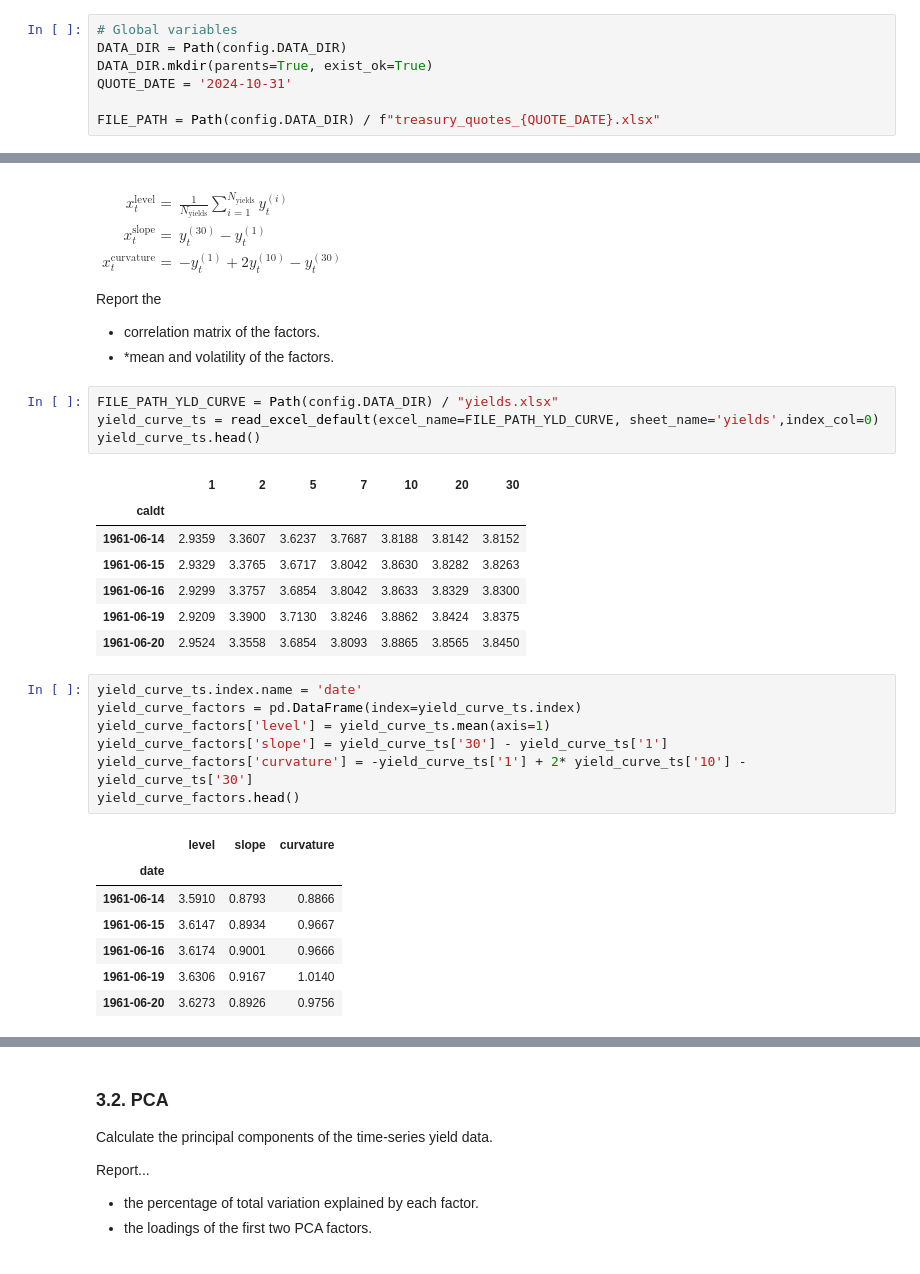
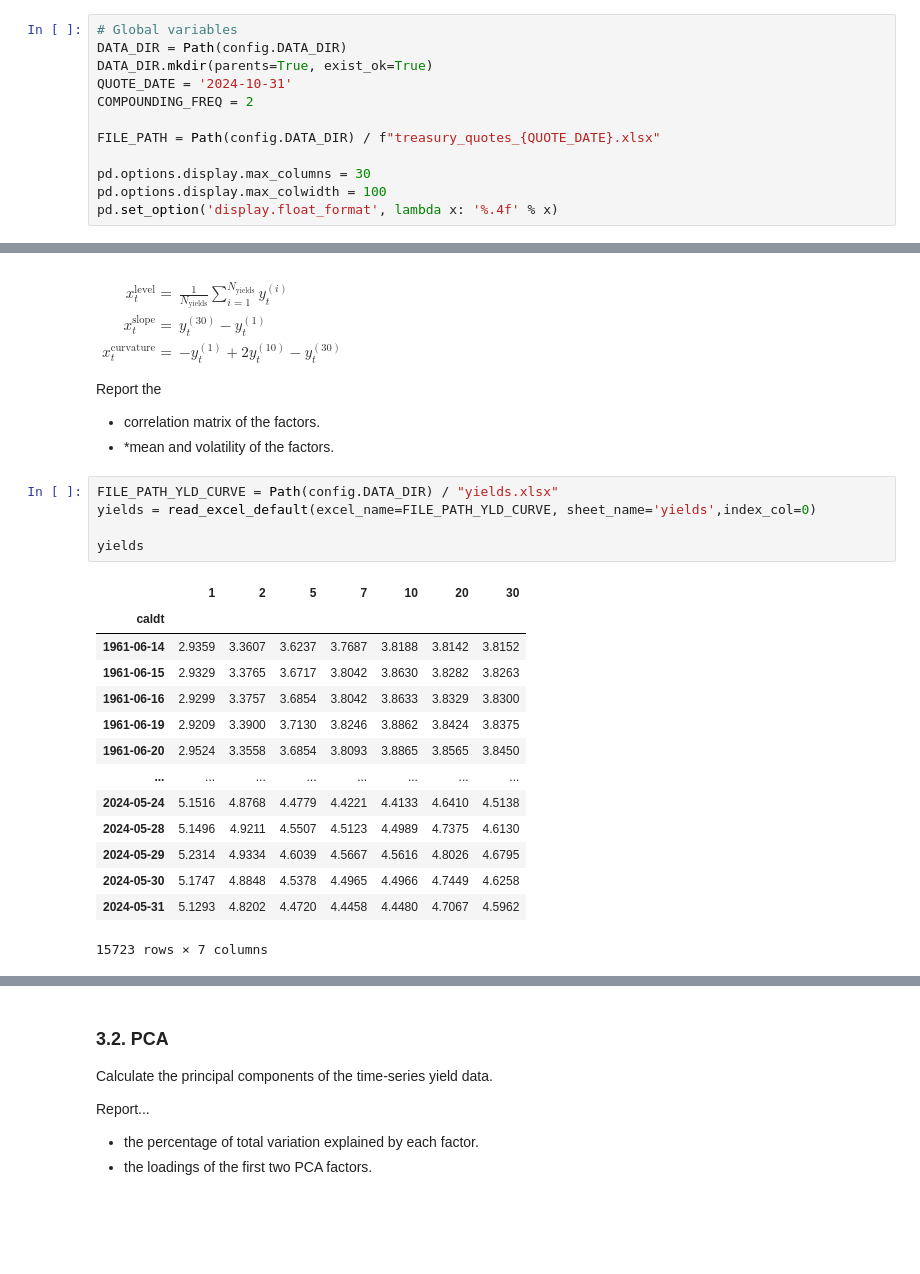
Before and after one commit to Scheffer888/finm-fixedincome-2025, a Jupyter notebook: homework/Homework 1 (Eduardo).ipynb, the cells around one changed output, grey strips where cells are left out. Saved outputs shown, nothing was run; the diff lists cells and outputs as text; blank space fills up the shorter version.

```diff
--- a/homework/Homework 1 (Eduardo).ipynb
+++ b/homework/Homework 1 (Eduardo).ipynb
@@ -60,7 +60,12 @@ from portfolio_management import calc_correlations
 DATA_DIR = Path(config.DATA_DIR)
 DATA_DIR.mkdir(parents=True, exist_ok=True)
 QUOTE_DATE = '2024-10-31'
+COMPOUNDING_FREQ = 2
 
 FILE_PATH = Path(config.DATA_DIR) / f"treasury_quotes_{QUOTE_DATE}.xlsx"
+
+pd.options.display.max_columns = 30
+pd.options.display.max_colwidth = 100
+pd.set_option('display.float_format', lambda x: '%.4f' % x)
 # %%
 # Extract data:
@@ -454,28 +617,21 @@ Report the
 * *mean and volatility of the factors.
 # %%
 FILE_PATH_YLD_CURVE = Path(config.DATA_DIR) / "yields.xlsx"
-yield_curve_ts = read_excel_default(excel_name=FILE_PATH_YLD_CURVE, sheet_name='yields',index_col=0)
-yield_curve_ts.head()
+yields = read_excel_default(excel_name=FILE_PATH_YLD_CURVE, sheet_name='yields',index_col=0)
+
+yields
 # %% [output]
 |  | 1 | 2 | 5 | 7 | 10 | 20 | 30 |
 | caldt |  |  |  |  |  |  |  |
 | 1961-06-14 | 2.9359 | 3.3607 | 3.6237 | 3.7687 | 3.8188 | 3.8142 | 3.8152 |
 | 1961-06-15 | 2.9329 | 3.3765 | 3.6717 | 3.8042 | 3.8630 | 3.8282 | 3.8263 |
 | 1961-06-16 | 2.9299 | 3.3757 | 3.6854 | 3.8042 | 3.8633 | 3.8329 | 3.8300 |
 | 1961-06-19 | 2.9209 | 3.3900 | 3.7130 | 3.8246 | 3.8862 | 3.8424 | 3.8375 |
 | 1961-06-20 | 2.9524 | 3.3558 | 3.6854 | 3.8093 | 3.8865 | 3.8565 | 3.8450 |
+| ... | ... | ... | ... | ... | ... | ... | ... |
+| 2024-05-24 | 5.1516 | 4.8768 | 4.4779 | 4.4221 | 4.4133 | 4.6410 | 4.5138 |
+| 2024-05-28 | 5.1496 | 4.9211 | 4.5507 | 4.5123 | 4.4989 | 4.7375 | 4.6130 |
+| 2024-05-29 | 5.2314 | 4.9334 | 4.6039 | 4.5667 | 4.5616 | 4.8026 | 4.6795 |
+| 2024-05-30 | 5.1747 | 4.8848 | 4.5378 | 4.4965 | 4.4966 | 4.7449 | 4.6258 |
+| 2024-05-31 | 5.1293 | 4.8202 | 4.4720 | 4.4458 | 4.4480 | 4.7067 | 4.5962 |
+15723 rows × 7 columns
-# %%
-yield_curve_ts.index.name = 'date'
-yield_curve_factors = pd.DataFrame(index=yield_curve_ts.index)
-yield_curve_factors['level'] = yield_curve_ts.mean(axis=1)
-yield_curve_factors['slope'] = yield_curve_ts['30'] - yield_curve_ts['1']
-yield_curve_factors['curvature'] = -yield_curve_ts['1'] + 2* yield_curve_ts['10'] - yield_curve_ts['30']
-yield_curve_factors.head()
-# %% [output]
-|  | level | slope | curvature |
-| date |  |  |  |
-| 1961-06-14 | 3.5910 | 0.8793 | 0.8866 |
-| 1961-06-15 | 3.6147 | 0.8934 | 0.9667 |
-| 1961-06-16 | 3.6174 | 0.9001 | 0.9666 |
-| 1961-06-19 | 3.6306 | 0.9167 | 1.0140 |
-| 1961-06-20 | 3.6273 | 0.8926 | 0.9756 |
```
Also changed, not shown: parts of 38 cells of this notebook, 3 other files.
